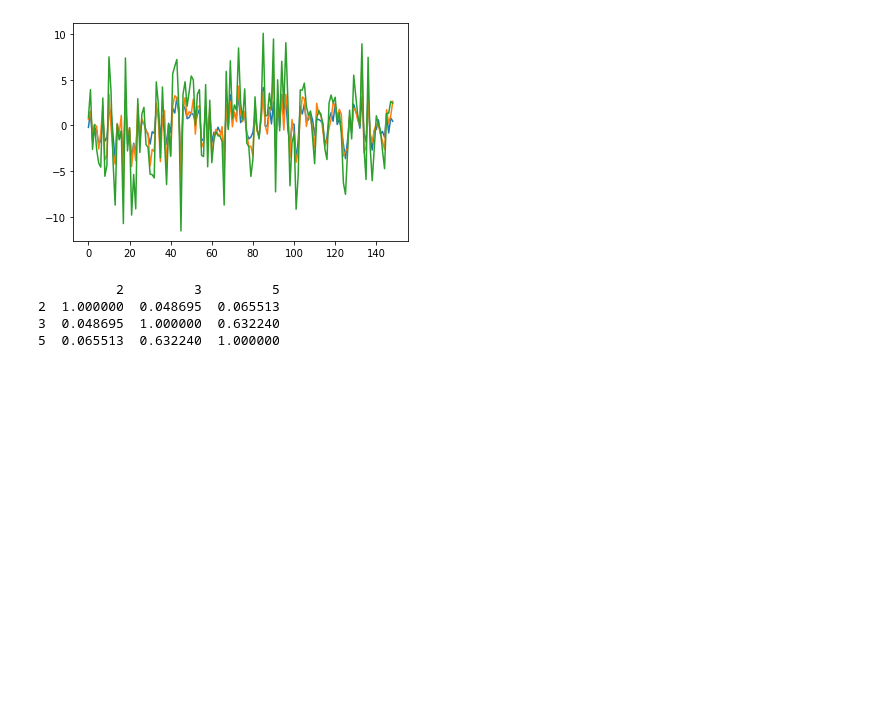
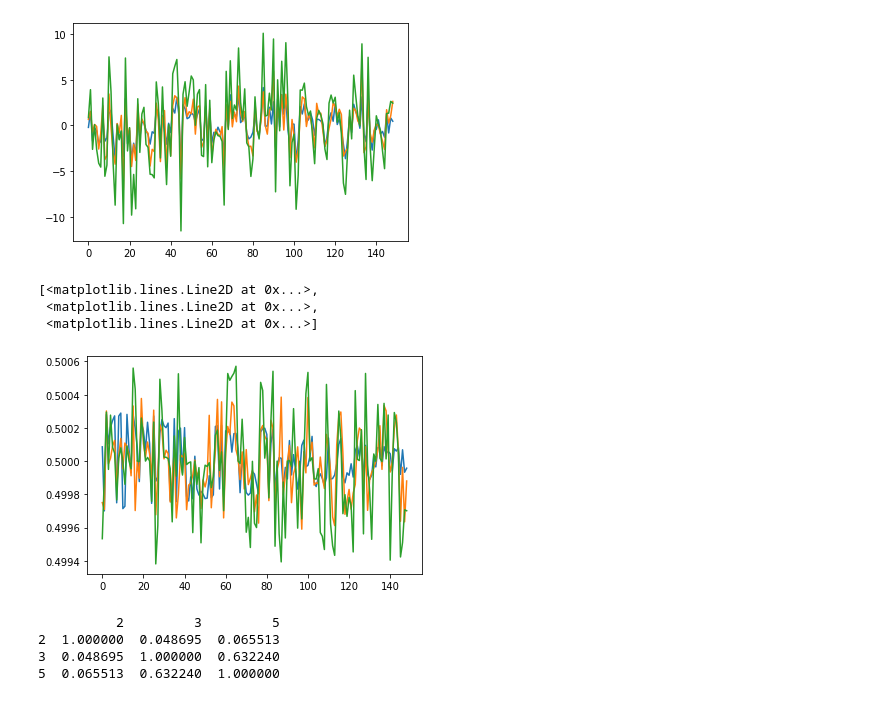
Before and after one commit to Tomo0002/Stock_Product, a Jupyter notebook: ニューラルネットワーク.ipynb, the cells around one changed output. Drawn from its saved outputs; the diff is of its cells as text; code cells hidden in the pictures; blank space fills up the shorter version.

```diff
--- a/ニューラルネットワーク.ipynb
+++ b/ニューラルネットワーク.ipynb
@@ -104,6 +104,9 @@ print('Output: ', h)
 print("Error:", error)
 # %%
 print("delta_w:", del_w)
+# %%
+Update_value = del_w + y
+Update_value
 # %%
 plt.plot(data)
 # %% [output]
@@ -118,6 +128,13 @@ plt.plot(h)
  <matplotlib.lines.Line2D at 0x...>,
  <matplotlib.lines.Line2D at 0x...>]
 [figure]
+# %%
+plt.plot(Update_value)
+# %% [output]
+[<matplotlib.lines.Line2D at 0x...>,
+ <matplotlib.lines.Line2D at 0x...>,
+ <matplotlib.lines.Line2D at 0x...>]
+[figure, added]
 # %%
 #相関行列を作成
 corr_ma = df_1.corr()
```
Also changed, not shown: parts of 2 cells of this notebook.
